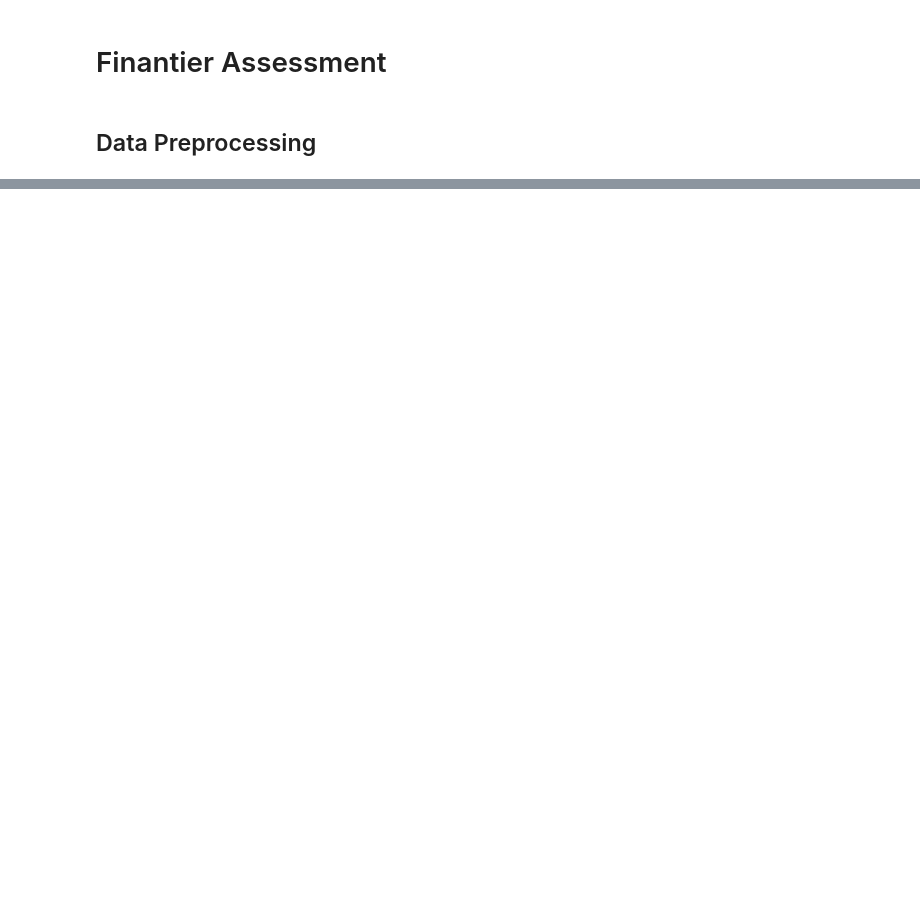
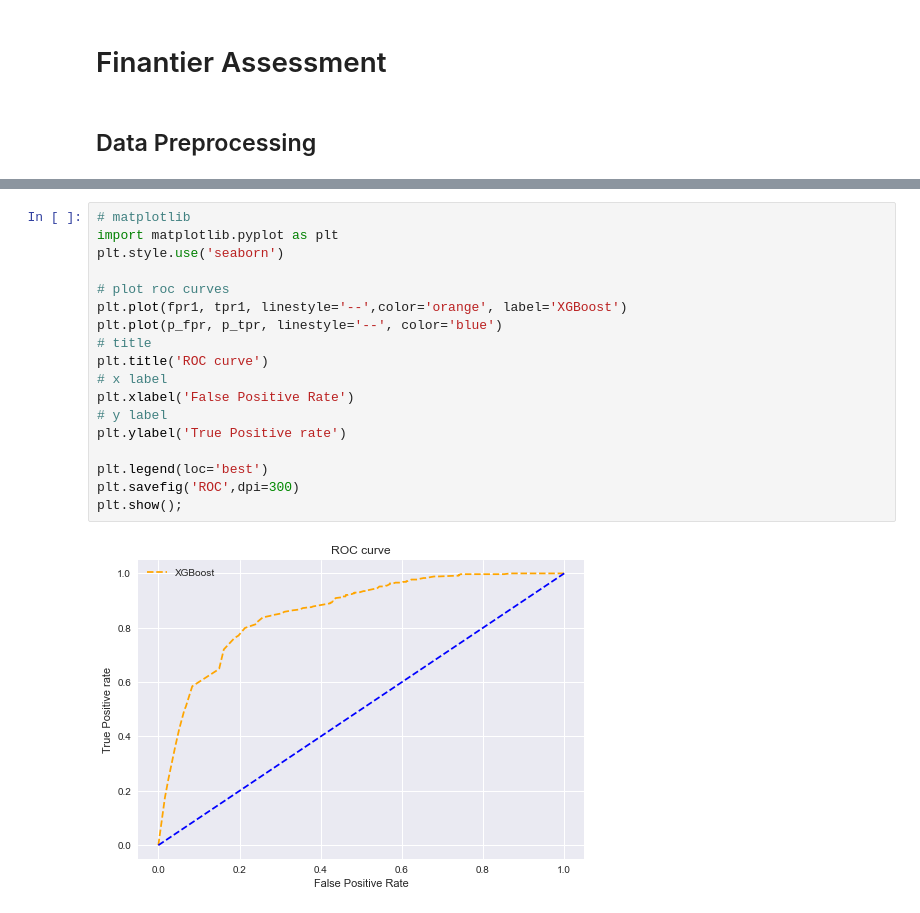
Before and after one commit to jevonsevilla/finantier-assessment, a Jupyter notebook: notebook/model.ipynb, the cells around one changed output, grey strips where cells are left out. Drawn from its saved outputs; the diff is of its cells as text; blank space fills up the shorter version.

```diff
--- a/notebook/model.ipynb
+++ b/notebook/model.ipynb
@@ -72,0 +227,20 @@ def process_telecom_data(df):
+# %%
+# matplotlib
+import matplotlib.pyplot as plt
+plt.style.use('seaborn')
+
+# plot roc curves
+plt.plot(fpr1, tpr1, linestyle='--',color='orange', label='XGBoost')
+plt.plot(p_fpr, p_tpr, linestyle='--', color='blue')
+# title
+plt.title('ROC curve')
+# x label
+plt.xlabel('False Positive Rate')
+# y label
+plt.ylabel('True Positive rate')
+
+plt.legend(loc='best')
+plt.savefig('ROC',dpi=300)
+plt.show();
+# %% [output]
+[figure, added]
```
Also changed, not shown: parts of 31 cells of this notebook, 5 other files.
